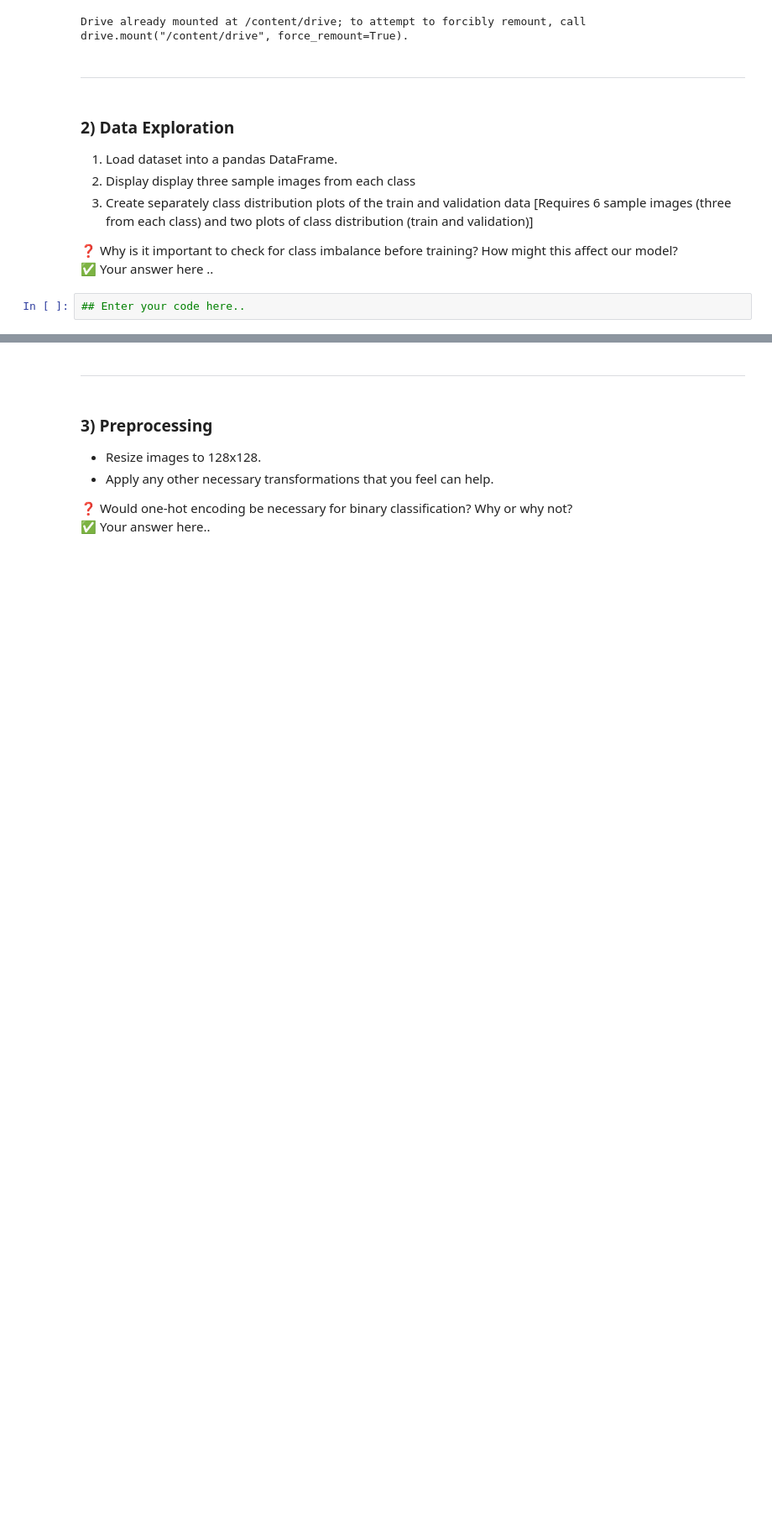
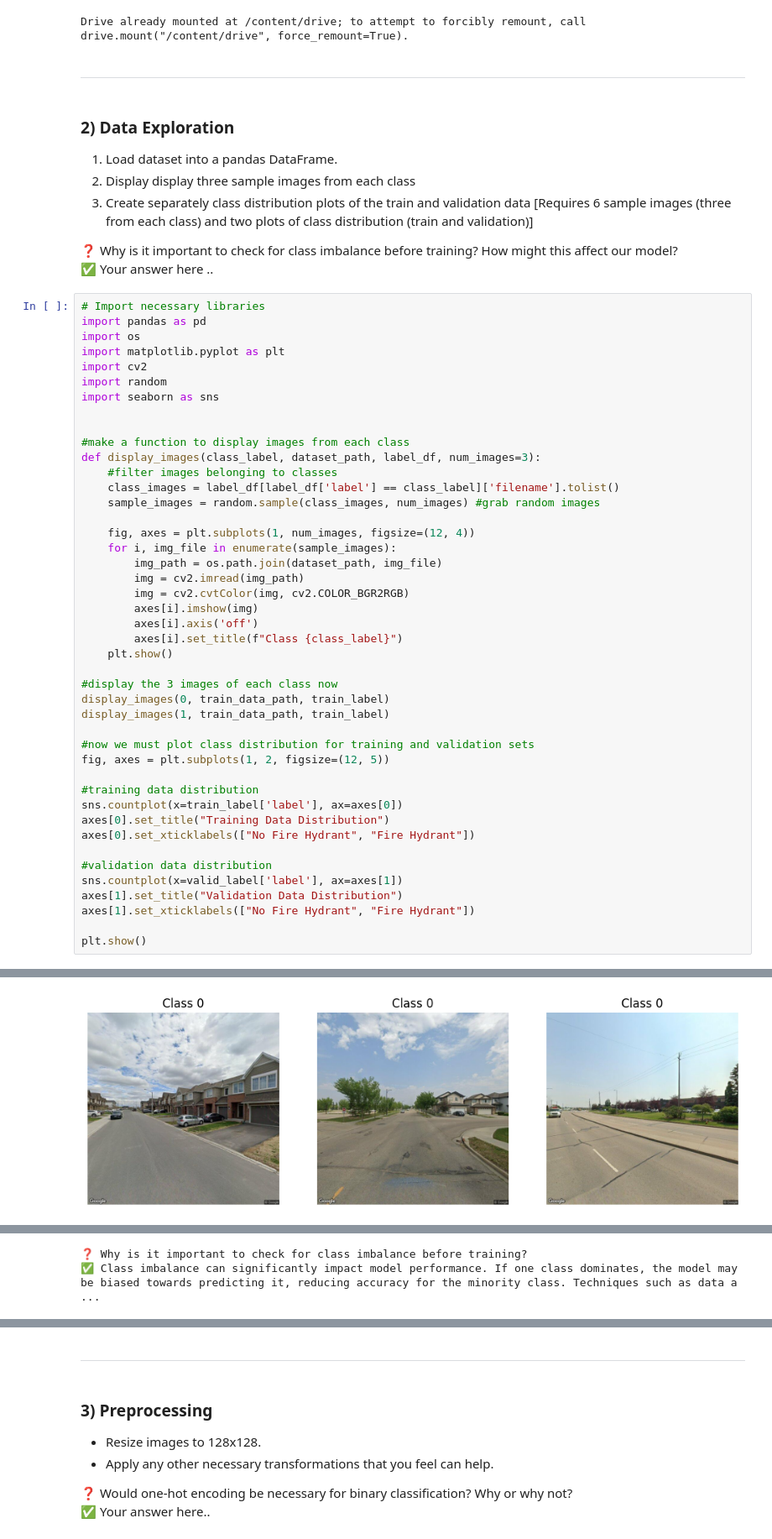
Before and after one commit to bisheralwan/ChatBot, a Jupyter notebook: W2025/Assignments/Assignment2/Ass2_SYSC4415_W25.ipynb, the cells around one changed output, grey strips where cells are left out. Shown at 84% size. Cells and saved outputs as stored; diff of their text form; blank space fills up the shorter version.

```diff
--- a/W2025/Assignments/Assignment2/Ass2_SYSC4415_W25.ipynb
+++ b/W2025/Assignments/Assignment2/Ass2_SYSC4415_W25.ipynb
@@ -93,5 +93,48 @@ Drive already mounted at /content/drive; to attempt to forcibly remount, call dr
 ❓ Why is it important to check for class imbalance before training? How might this affect our model?
 ✅ Your answer here
 ..
-# %%
-## Enter your code here..
+# %%
+# Import necessary libraries
+import pandas as pd
+import os
+import matplotlib.pyplot as plt
+import cv2
+import random
+import seaborn as sns
+
+
+#make a function to display images from each class
+def display_images(class_label, dataset_path, label_df, num_images=3):
+    #filter images belonging to classes
+    class_images = label_df[label_df['label'] == class_label]['filename'].tolist()
+    sample_images = random.sample(class_images, num_images) #grab random images
+
+    fig, axes = plt.subplots(1, num_images, figsize=(12, 4))
+    for i, img_file in enumerate(sample_images):
+        img_path = os.path.join(dataset_path, img_file)
+        img = cv2.imread(img_path)
+        img = cv2.cvtColor(img, cv2.COLOR_BGR2RGB)
+        axes[i].imshow(img)
+        axes[i].axis('off')
+        axes[i].set_title(f"Class {class_label}")
+    plt.show()
+
+#display the 3 images of each class now
+display_images(0, train_data_path, train_label)
+display_images(1, train_data_path, train_label)
+
+#now we must plot class distribution for training and validation sets
+fig, axes = plt.subplots(1, 2, figsize=(12, 5))
+
+#training data distribution
+sns.countplot(x=train_label['label'], ax=axes[0])
+axes[0].set_title("Training Data Distribution")
+axes[0].set_xticklabels(["No Fire Hydrant", "Fire Hydrant"])
+
+#validation data distribution
+sns.countplot(x=valid_label['label'], ax=axes[1])
+axes[1].set_title("Validation Data Distribution")
+axes[1].set_xticklabels(["No Fire Hydrant", "Fire Hydrant"])
+
+plt.show()
+# %% [output]
@@ -97,0 +147 @@ Drive already mounted at /content/drive; to attempt to forcibly remount, call dr
+[figure, added]
@@ -97,0 +150,2 @@ Drive already mounted at /content/drive; to attempt to forcibly remount, call dr
+❓ Why is it important to check for class imbalance before training?
+✅ Class imbalance can significantly impact model performance. If one class dominates, the model may be biased towards predicting it, reducing accuracy for the minority class. Techniques such as data a ...
```
Also changed, not shown: parts of 10 cells of this notebook.
